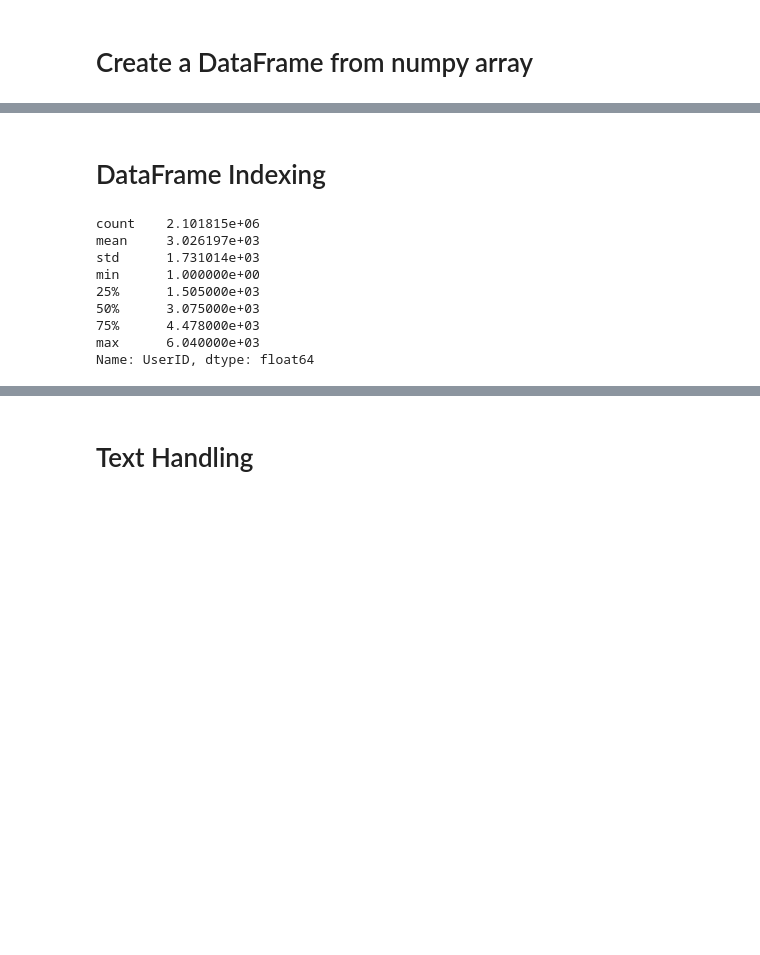
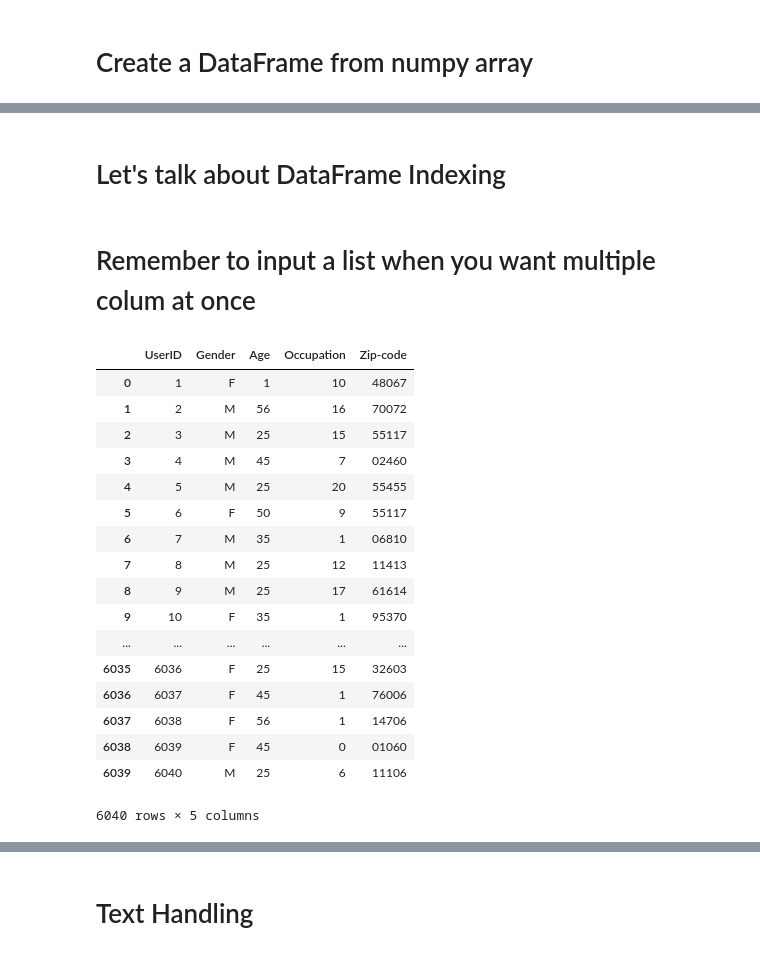
Before and after one commit to xingularity/PyCon-Taiwan-2017, a Jupyter notebook: Talk Slides.ipynb, the cells around one changed output, grey strips where cells are left out. Cells and saved outputs as stored; diff of their text form; code cells hidden in the pictures; blank space fills up the shorter version.

```diff
--- a/Talk Slides.ipynb
+++ b/Talk Slides.ipynb
@@ -173,14 +121,25 @@ pd.DataFrame(np_array, columns=['Column_A', 'Column_B'])
 # %% [markdown]
-# DataFrame Indexing
+# Let's talk about DataFrame Indexing
-# %%
-all_df.UserID.describe(all_df.MovieID, lambda x, y: x + y)
-# %% [output]
-count    2.101815e+06
-mean     3.026197e+03
-std      1.731014e+03
-min      1.000000e+00
-25%      1.505000e+03
-50%      3.075000e+03
-75%      4.478000e+03
-max      6.040000e+03
-Name: UserID, dtype: float64
+# %% [markdown]
+# Remember to input a list when you want multiple colum at once
+# %%
+users_df[['UserID', 'Gender', 'Age', 'Occupation', 'Zip-code']]
+# %% [output]
+|  | UserID | Gender | Age | Occupation | Zip-code |
+| 0 | 1 | F | 1 | 10 | 48067 |
+| 1 | 2 | M | 56 | 16 | 70072 |
+| 2 | 3 | M | 25 | 15 | 55117 |
+| 3 | 4 | M | 45 | 7 | 02460 |
+| 4 | 5 | M | 25 | 20 | 55455 |
+| 5 | 6 | F | 50 | 9 | 55117 |
+| 6 | 7 | M | 35 | 1 | 06810 |
+| 7 | 8 | M | 25 | 12 | 11413 |
+| 8 | 9 | M | 25 | 17 | 61614 |
+| 9 | 10 | F | 35 | 1 | 95370 |
+| ... | ... | ... | ... | ... | ... |
+| 6035 | 6036 | F | 25 | 15 | 32603 |
+| 6036 | 6037 | F | 45 | 1 | 76006 |
+| 6037 | 6038 | F | 56 | 1 | 14706 |
+| 6038 | 6039 | F | 45 | 0 | 01060 |
+| 6039 | 6040 | M | 25 | 6 | 11106 |
+6040 rows × 5 columns
```
Also changed, not shown: parts of 39 cells of this notebook.
